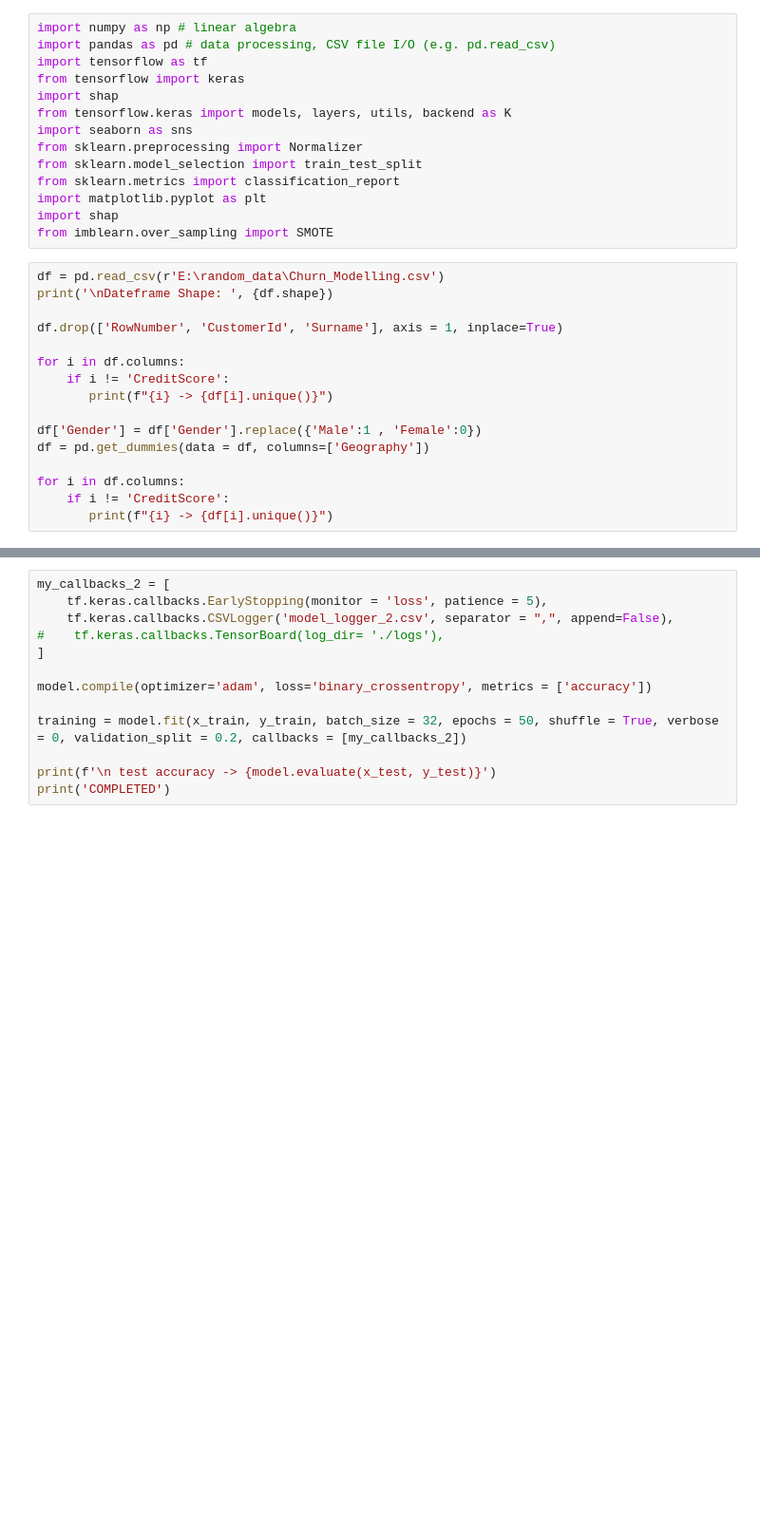
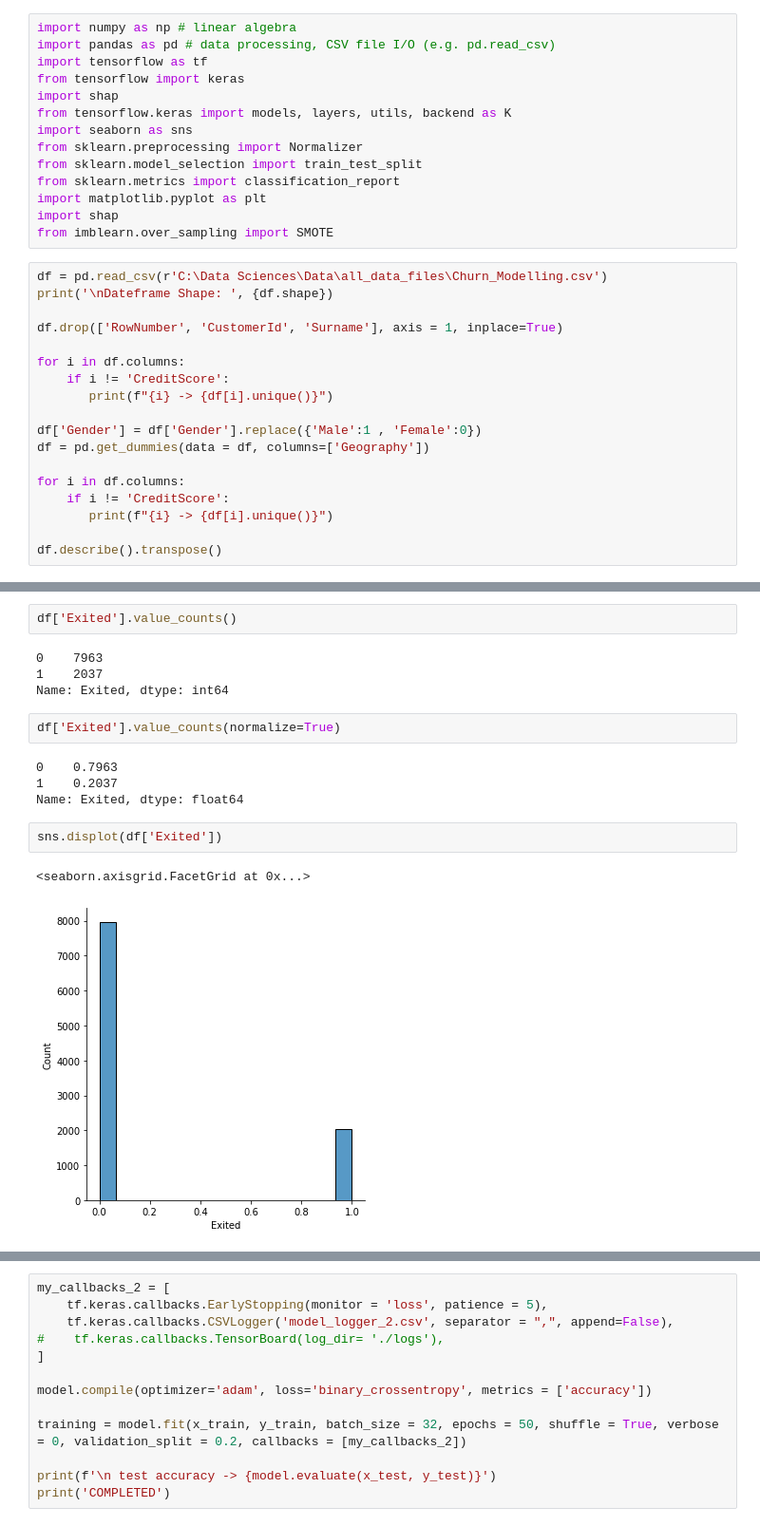
Before and after one commit to protovici/Data-Sciences, a Jupyter notebook: TensorFlow_Dev/churn_prediction.ipynb, the cells around one changed output, grey strips where cells are left out. Shown at 95% size. Drawn from its saved outputs; the diff is of its cells as text; blank space fills up the shorter version.

```diff
--- a/TensorFlow_Dev/churn_prediction.ipynb
+++ b/TensorFlow_Dev/churn_prediction.ipynb
@@ -17,7 +19,7 @@ import matplotlib.pyplot as plt
 import shap
 from imblearn.over_sampling import SMOTE
 # %%
-df = pd.read_csv(r'E:\random_data\Churn_Modelling.csv')
+df = pd.read_csv(r'C:\Data Sciences\Data\all_data_files\Churn_Modelling.csv')
 print('\nDateframe Shape: ', {df.shape})
 
 df.drop(['RowNumber', 'CustomerId', 'Surname'], axis = 1, inplace=True)
@@ -32,3 +34,5 @@ df = pd.get_dummies(data = df, columns=['Geography'])
 for i in df.columns:
     if i != 'CreditScore':
        print(f"{i} -> {df[i].unique()}")
+
+df.describe().transpose()
@@ -49,3 +91,20 @@ df.head(3)
+# %%
+df['Exited'].value_counts()
+# %% [output]
+0    7963
+1    2037
+Name: Exited, dtype: int64
+# %%
+df['Exited'].value_counts(normalize=True)
+# %% [output]
+0    0.7963
+1    0.2037
+Name: Exited, dtype: float64
+# %%
+sns.displot(df['Exited'])
+# %% [output]
+<seaborn.axisgrid.FacetGrid at 0x...>
+[figure, added]
 # %%
 sam = SMOTE(sampling_strategy='minority')
 
```
Also changed, not shown: parts of 11 cells of this notebook, 2 other files.
